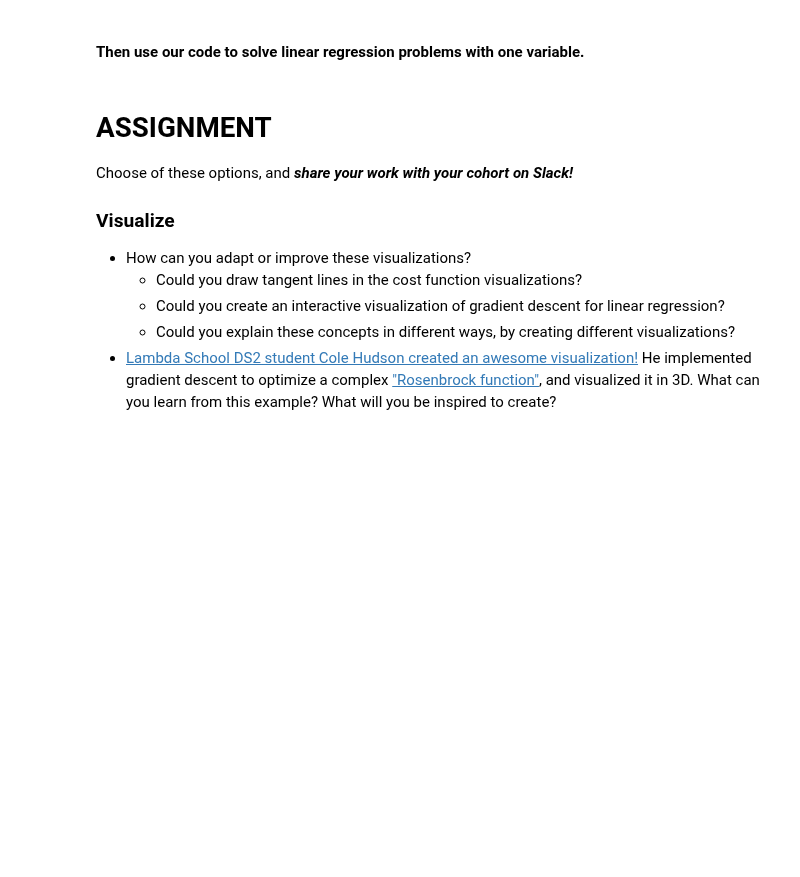
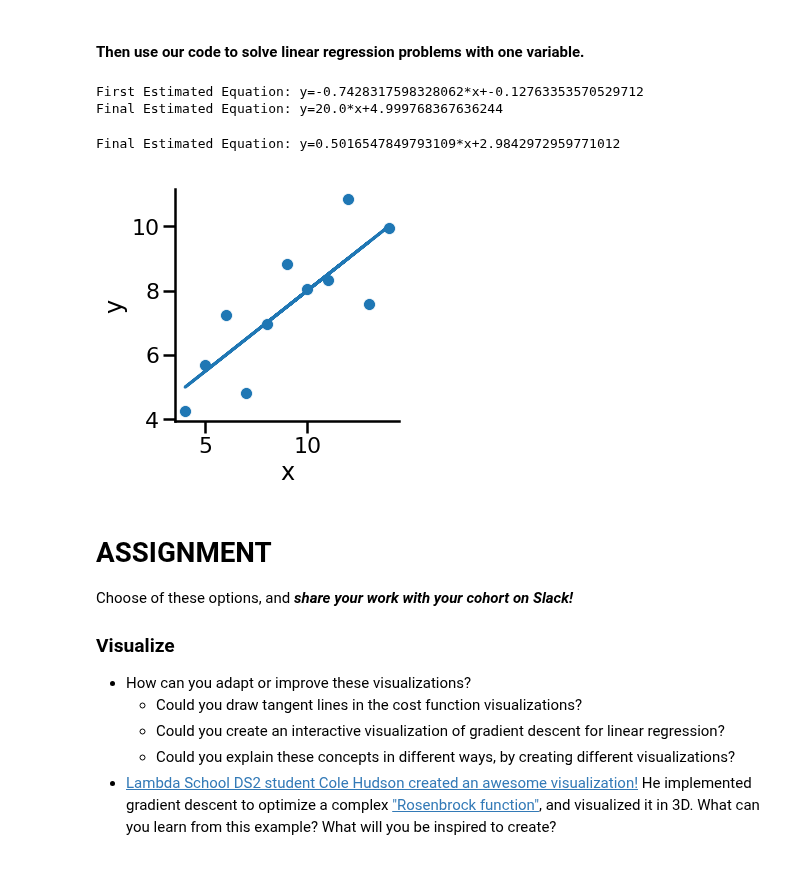
Before and after one commit to LambdaSchool/DS-Unit-2-Sprint-4-Practicing-Understanding, a Jupyter notebook: module4-gradient-descent/LS_DS_244_Gradient_Descent.ipynb, the cells around one changed output. Saved outputs shown, nothing was run; the diff lists cells and outputs as text; code cells hidden in the pictures; blank space fills up the shorter version.

```diff
--- a/module4-gradient-descent/LS_DS_244_Gradient_Descent.ipynb
+++ b/module4-gradient-descent/LS_DS_244_Gradient_Descent.ipynb
@@ -74,3 +151,13 @@ Let's plot a function like that: $f(x) = x^2$
 > - and just repeat that over and over.
 >
 > This process of repeatedly nudging an input of a function by some multiple of the negative gradient is called gradient descent.
+# %%
+iterations = 20
+learning_rate = .1
+
+x = np.random.uniform(-1,1)
+
+for _ in range(iterations):
+  gradient = 2*x
+  x += learning_rate * -gradient
+  print(x)
@@ -96,5 +276,42 @@ We can draw a line to fit the data, adjust the line's slope, and visualize the c
 # %% [markdown]
 #### Then use our code to solve linear regression problems with one variable.
+# %%
+#use gradient descent to fit y=20x+5
+x = np.linspace(-50,50)
+y = 20*x+5
+
+alpha = .001
+theta = [np.random.uniform(-1,1), np.random.uniform(-1,1)]
+
+intercept, slope = theta
+print(f'First Estimated Equation: y={slope}*x+{intercept}')
+
+for _ in range(10000):
+  theta = descent(theta, alpha, x,y)
+
+intercept, slope = theta
+print(f'Final Estimated Equation: y={slope}*x+{intercept}')
+# %% [output]
+First Estimated Equation: y=-0.7428317598328062*x+-0.12763353570529712
+Final Estimated Equation: y=20.0*x+4.999768367636244
+# %%
+#gradient descent to fit anscombes quartet
+data = sns.load_dataset('anscombe').query('dataset=="I"')
+sns.relplot(x='x',y='y',data=data)
+
+theta = [np.random.uniform(-1,1), np.random.uniform(-1,1)]
+alpha = .01
+
+for _ in range(5000):
+  theta = descent(theta, alpha, data['x'],data['y'])
+
+intercept,slope = theta
+print(f'Final Estimated Equation: y={slope}*x+{intercept}')
+y_pred = slope * data['x'] + intercept
+plt.plot(data['x'],y_pred);
+# %% [output]
+Final Estimated Equation: y=0.5016547849793109*x+2.9842972959771012
+[figure, added]
 # %% [markdown]
 # ASSIGNMENT
 
```
Also changed, not shown: parts of 8 cells of this notebook.
